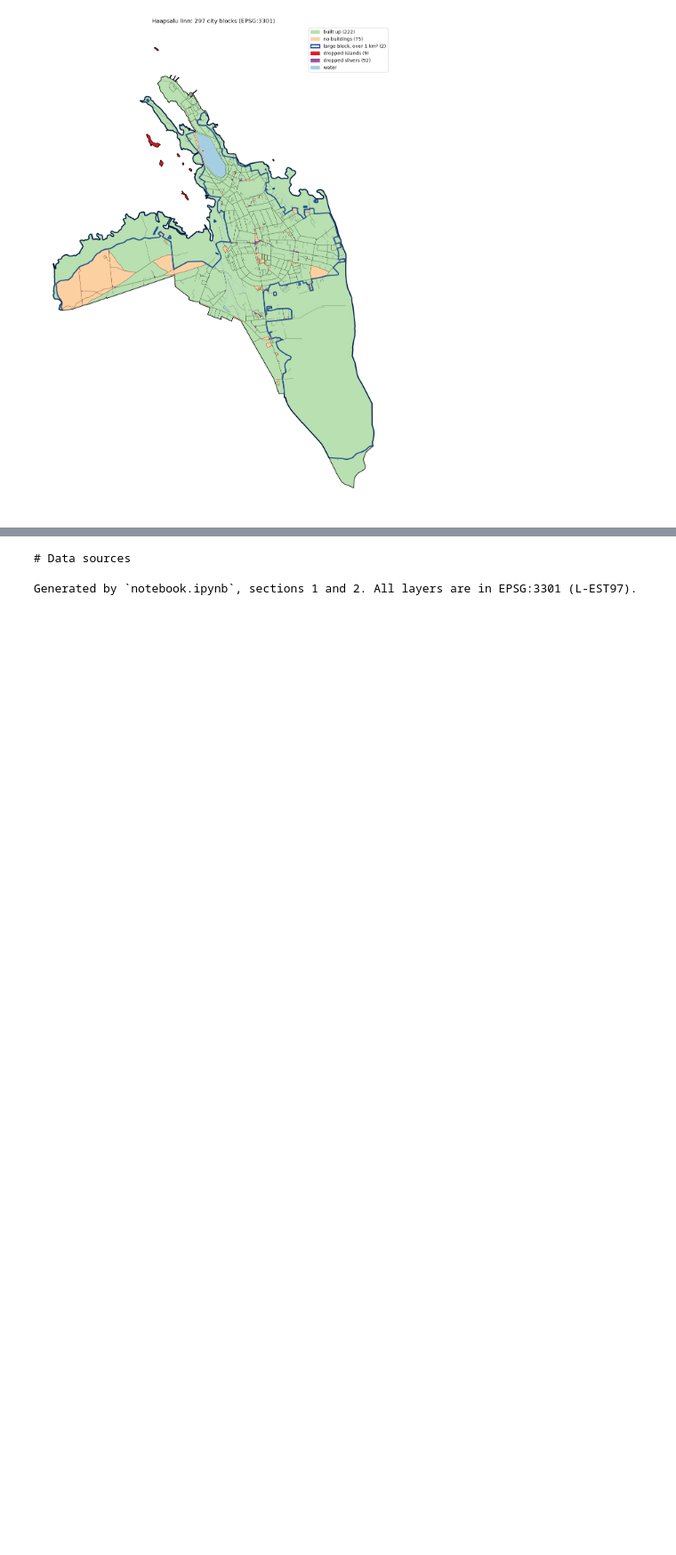
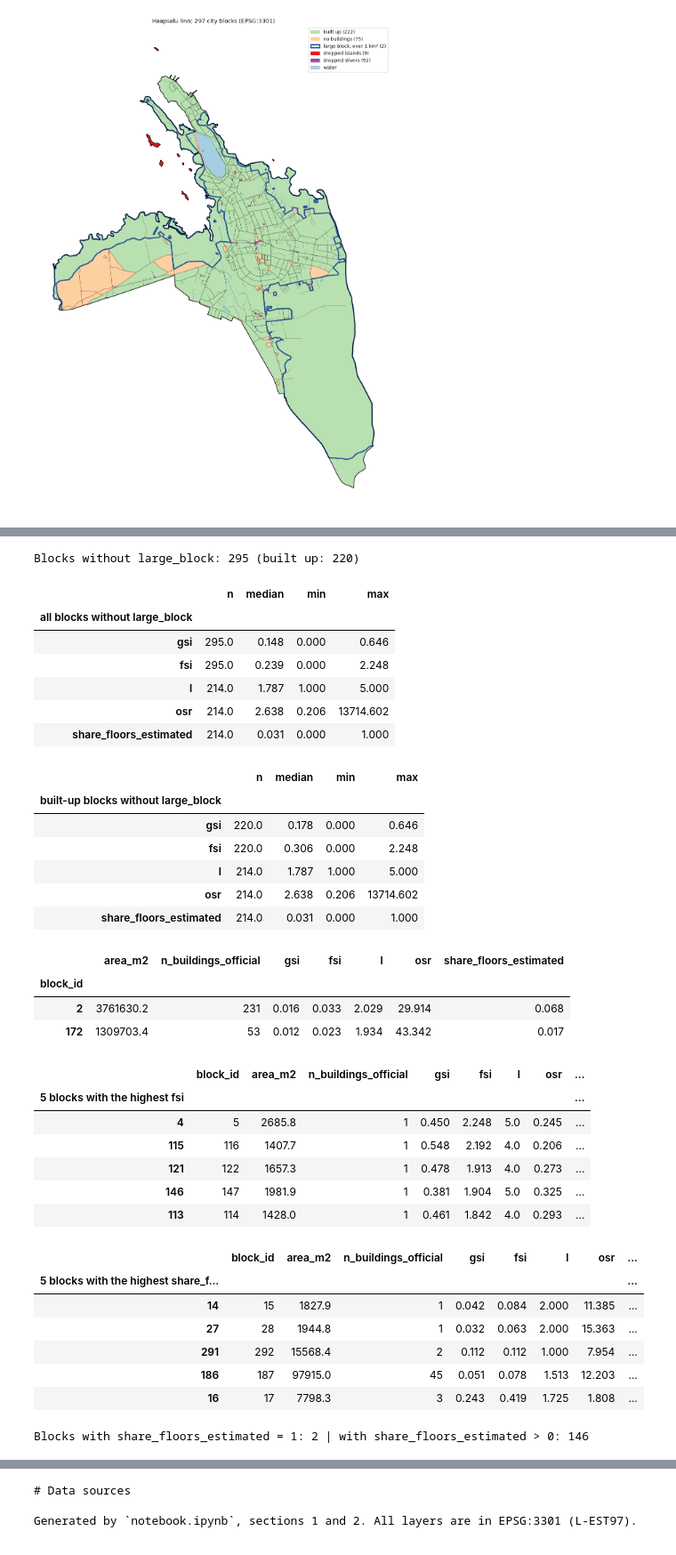
Before and after one commit to aleks-nab/haapsalu-urban-blocks, a Jupyter notebook: notebook.ipynb, the cells around one changed output, grey strips where cells are left out. Shown at 89% size. Cells and saved outputs as stored; diff of their text form; code cells hidden in the pictures; blank space fills up the shorter version.

```diff
--- a/notebook.ipynb
+++ b/notebook.ipynb
@@ -944,0 +990,18 @@ plt.show()
+# %%
+plain = pd.DataFrame({"gsi": sums["footprint"] / site, "fsi": sums["floor_area"] / site})
+plain["l"] = (plain["fsi"] / plain["gsi"]).where(plain["gsi"] > 0)
+plain["osr"] = ((1 - plain["gsi"]) / plain["fsi"]).where(plain["fsi"] > 0)
+
+rows = []
+for m in ["gsi", "fsi", "l", "osr"]:
+    mine, theirs = plain[m], bn_out[m]
+    both = mine.notna() & np.isfinite(theirs)
+    rows.append(dict(indicator=m,
+                     blocks_with_both_values=int(both.sum()),
+                     value_differs=int(((mine - theirs).abs() > 1e-9)[both].sum()),
+                     max_abs_difference=float((mine - theirs).abs()[both].max()) if both.any() else 0.0,
+                     empty_in_plain_formula=int(mine.isna().sum()),
+                     blocksnet_nan_or_inf=int((~np.isfinite(theirs)).sum())))
+display(pd.DataFrame(rows))
+print("BlocksNet gsi above 1 before its clip(0, 1):", int((sums["footprint"] / site > 1).sum()), "blocks;",
+      "l below 1 before its clip(1):", int(((sums["floor_area"] / sums["footprint"]) < 1).sum()), "blocks")
@@ -944,0 +1021,55 @@ plt.show()
+# %%
+metrics = ["gsi", "fsi", "l", "osr", "share_floors_estimated"]
+regular = blocks[~blocks["large_block"]]
+
+
+def stats(df):
+    return pd.DataFrame({m: dict(n=int(df[m].notna().sum()), median=df[m].median(), min=df[m].min(), max=df[m].max())
+                         for m in metrics}).T.round(3)
+
+
+print(f"Blocks without large_block: {len(regular)} (built up: {int(regular.built_up.sum())})")
+display(stats(regular).rename_axis("all blocks without large_block"))
+display(stats(regular[regular["built_up"]]).rename_axis("built-up blocks without large_block"))
+display(blocks[blocks["large_block"]].set_index("block_id")[["area_m2", "n_buildings_official"] + metrics].round(3))
+
+cols = ["block_id", "area_m2", "n_buildings_official", "gsi", "fsi", "l", "osr", "share_floors_estimated", "large_block"]
+display(blocks.nlargest(5, "fsi")[cols].round(3).rename_axis("5 blocks with the highest fsi"))
+display(blocks.nlargest(5, "share_floors_estimated")[cols].round(3).rename_axis("5 blocks with the highest share_floors_estimated"))
+print("Blocks with share_floors_estimated = 1:", int((blocks["share_floors_estimated"] == 1).sum()),
+      "| with share_floors_estimated > 0:", int((blocks["share_floors_estimated"] > 0).sum()))
+# %% [output]
+Blocks without large_block: 295 (built up: 220)
+|  | n | median | min | max |
+| all blocks without large_block |  |  |  |  |
+| gsi | 295.0 | 0.148 | 0.000 | 0.646 |
+| fsi | 295.0 | 0.239 | 0.000 | 2.248 |
+| l | 214.0 | 1.787 | 1.000 | 5.000 |
+| osr | 214.0 | 2.638 | 0.206 | 13714.602 |
+| share_floors_estimated | 214.0 | 0.031 | 0.000 | 1.000 |
+|  | n | median | min | max |
+| built-up blocks without large_block |  |  |  |  |
+| gsi | 220.0 | 0.178 | 0.000 | 0.646 |
+| fsi | 220.0 | 0.306 | 0.000 | 2.248 |
+| l | 214.0 | 1.787 | 1.000 | 5.000 |
+| osr | 214.0 | 2.638 | 0.206 | 13714.602 |
+| share_floors_estimated | 214.0 | 0.031 | 0.000 | 1.000 |
+|  | area_m2 | n_buildings_official | gsi | fsi | l | osr | share_floors_estimated |
+| block_id |  |  |  |  |  |  |  |
+| 2 | 3761630.2 | 231 | 0.016 | 0.033 | 2.029 | 29.914 | 0.068 |
+| 172 | 1309703.4 | 53 | 0.012 | 0.023 | 1.934 | 43.342 | 0.017 |
+|  | block_id | area_m2 | n_buildings_official | gsi | fsi | l | osr | ... |
+| 5 blocks with the highest fsi |  |  |  |  |  |  |  | ... |
+| 4 | 5 | 2685.8 | 1 | 0.450 | 2.248 | 5.0 | 0.245 | ... |
+| 115 | 116 | 1407.7 | 1 | 0.548 | 2.192 | 4.0 | 0.206 | ... |
+| 121 | 122 | 1657.3 | 1 | 0.478 | 1.913 | 4.0 | 0.273 | ... |
+| 146 | 147 | 1981.9 | 1 | 0.381 | 1.904 | 5.0 | 0.325 | ... |
+| 113 | 114 | 1428.0 | 1 | 0.461 | 1.842 | 4.0 | 0.293 | ... |
+|  | block_id | area_m2 | n_buildings_official | gsi | fsi | l | osr | ... |
+| 5 blocks with the highest share_f... |  |  |  |  |  |  |  | ... |
+| 14 | 15 | 1827.9 | 1 | 0.042 | 0.084 | 2.000 | 11.385 | ... |
+| 27 | 28 | 1944.8 | 1 | 0.032 | 0.063 | 2.000 | 15.363 | ... |
+| 291 | 292 | 15568.4 | 2 | 0.112 | 0.112 | 1.000 | 7.954 | ... |
+| 186 | 187 | 97915.0 | 45 | 0.051 | 0.078 | 1.513 | 12.203 | ... |
+| 16 | 17 | 7798.3 | 3 | 0.243 | 0.419 | 1.725 | 1.808 | ... |
+Blocks with share_floors_estimated = 1: 2 | with share_floors_estimated > 0: 146
```
Also changed, not shown: parts of 11 cells of this notebook, 4 other files.
